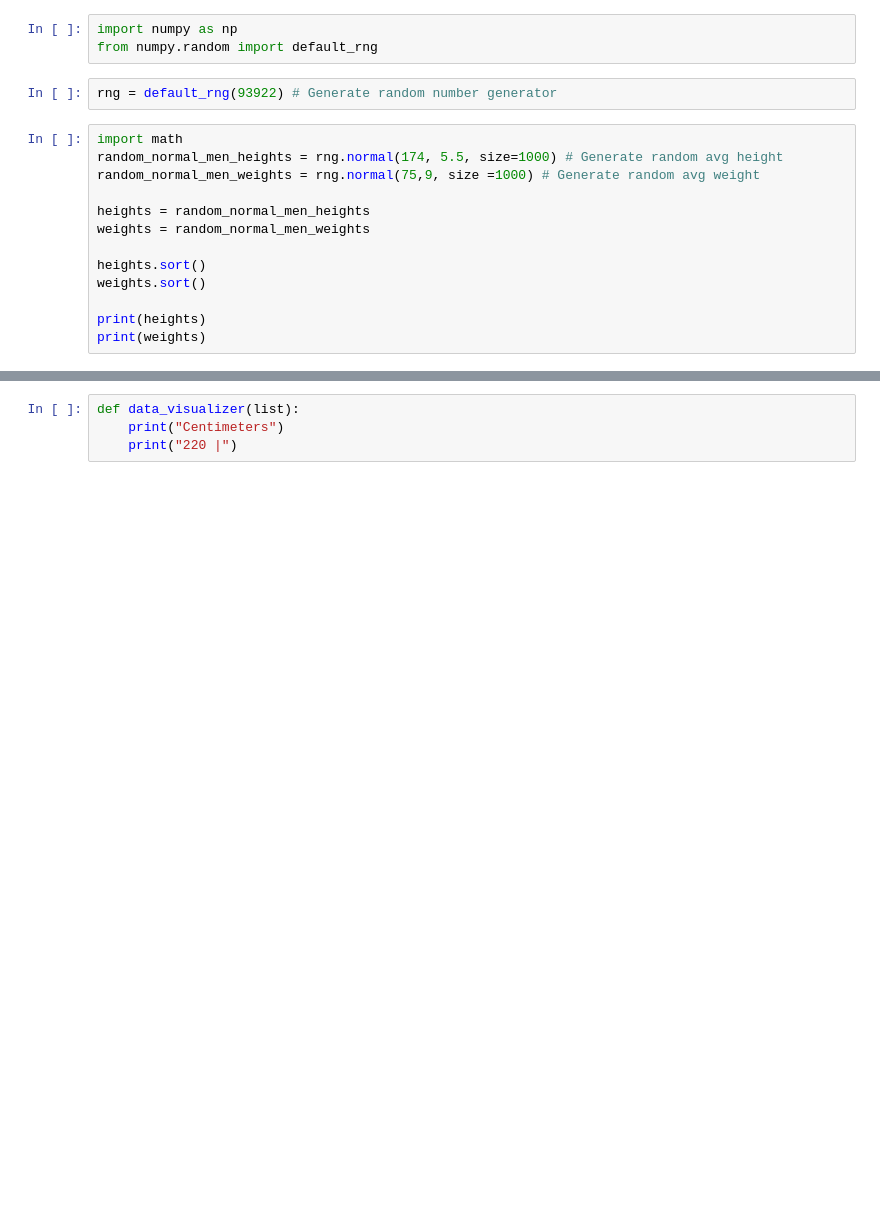
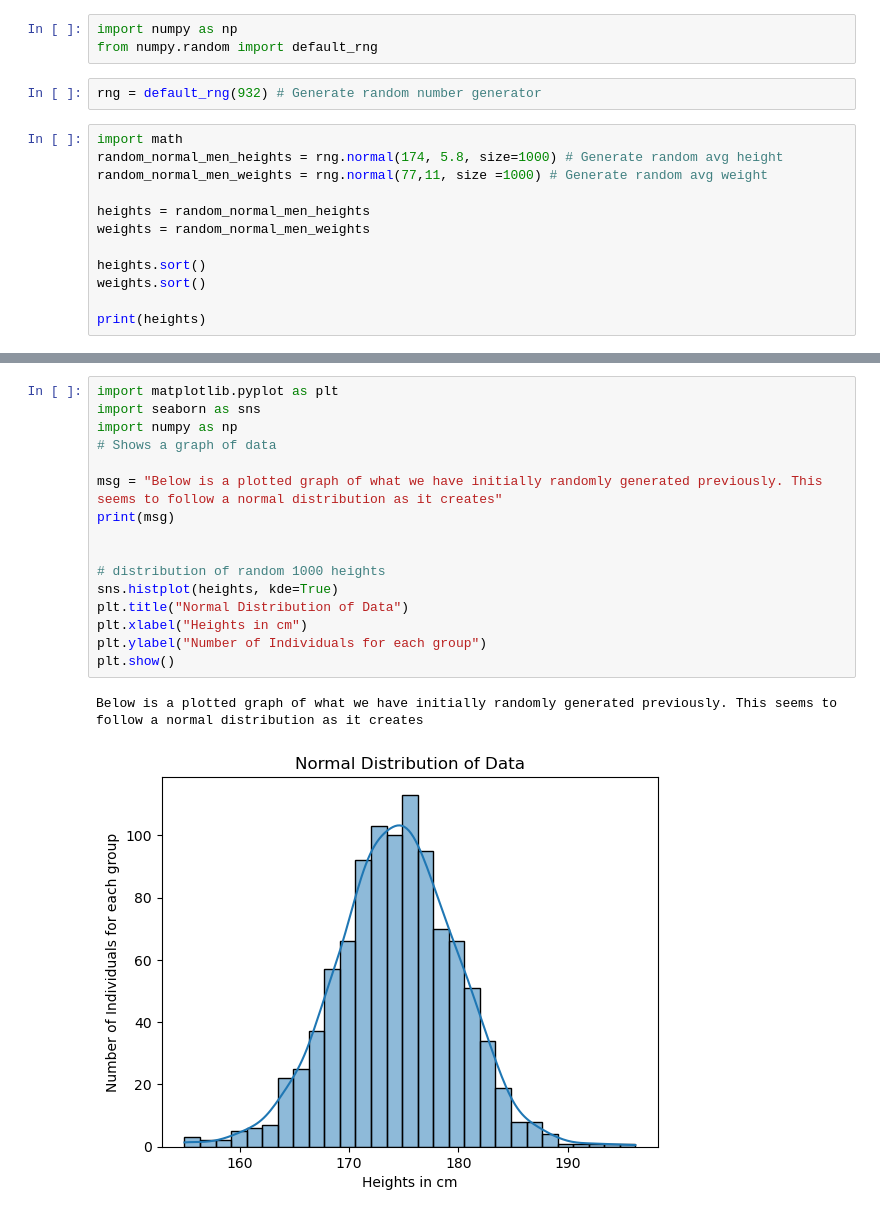
Before and after one commit to d3jo/Physique-Indexer, a Jupyter notebook: avg_men_body.ipynb, the cells around one changed output, grey strips where cells are left out. Cells and saved outputs as stored; diff of their text form; blank space fills up the shorter version.

```diff
--- a/avg_men_body.ipynb
+++ b/avg_men_body.ipynb
@@ -2,11 +2,11 @@
 import numpy as np
 from numpy.random import default_rng
 # %%
-rng = default_rng(93922) # Generate random number generator
+rng = default_rng(932) # Generate random number generator
 # %%
 import math
-random_normal_men_heights = rng.normal(174, 5.5, size=1000) # Generate random avg height
-random_normal_men_weights = rng.normal(75,9, size =1000) # Generate random avg weight
+random_normal_men_heights = rng.normal(174, 5.8, size=1000) # Generate random avg height
+random_normal_men_weights = rng.normal(77,11, size =1000) # Generate random avg weight
 
 heights = random_normal_men_heights
 weights = random_normal_men_weights
@@ -15,5 +15,4 @@ heights.sort()
 weights.sort()
 
 print(heights)
-print(weights)
 # %% [output]
@@ -183,5 +173,20 @@ Max :104.49kg
-# %%
-def data_visualizer(list):
-    print("Centimeters")
-    print("220 |")
+# %%
+import matplotlib.pyplot as plt
+import seaborn as sns
+import numpy as np
+# Shows a graph of data
+
+msg = "Below is a plotted graph of what we have initially randomly generated previously. This seems to follow a normal distribution as it creates"
+print(msg)
+
+
+# distribution of random 1000 heights
+sns.histplot(heights, kde=True)
+plt.title("Normal Distribution of Data")
+plt.xlabel("Heights in cm")
+plt.ylabel("Number of Individuals for each group")
+plt.show()
+# %% [output]
+Below is a plotted graph of what we have initially randomly generated previously. This seems to follow a normal distribution as it creates
+[figure, added]
 # %%
```
Also changed, not shown: parts of 4 cells of this notebook.
